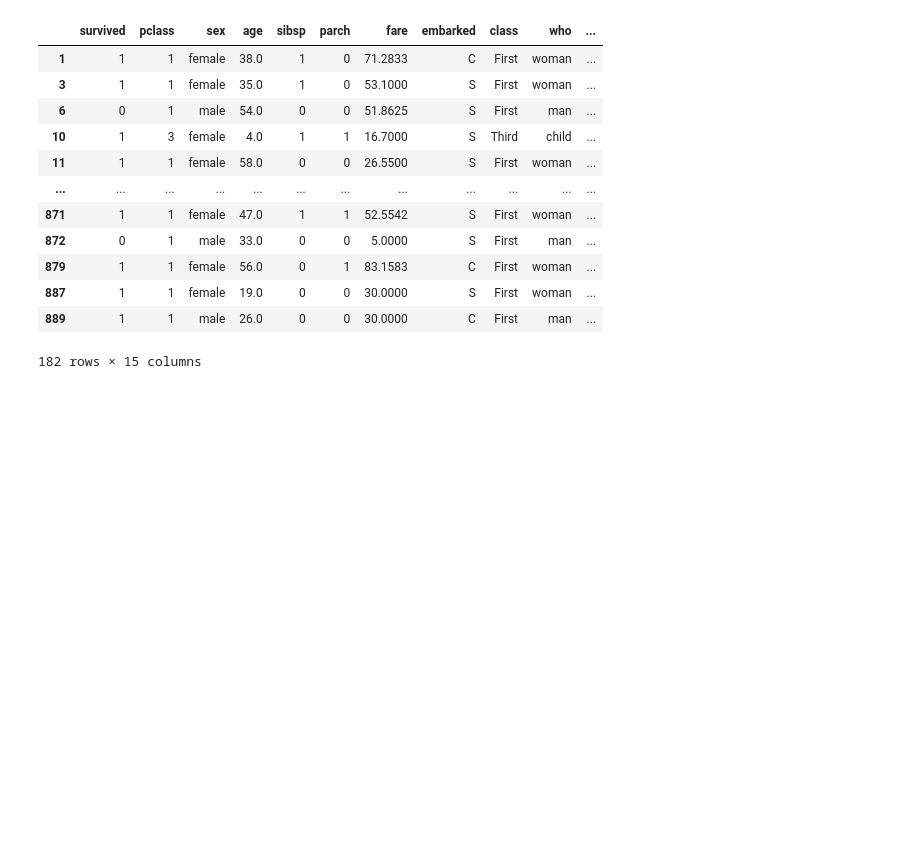
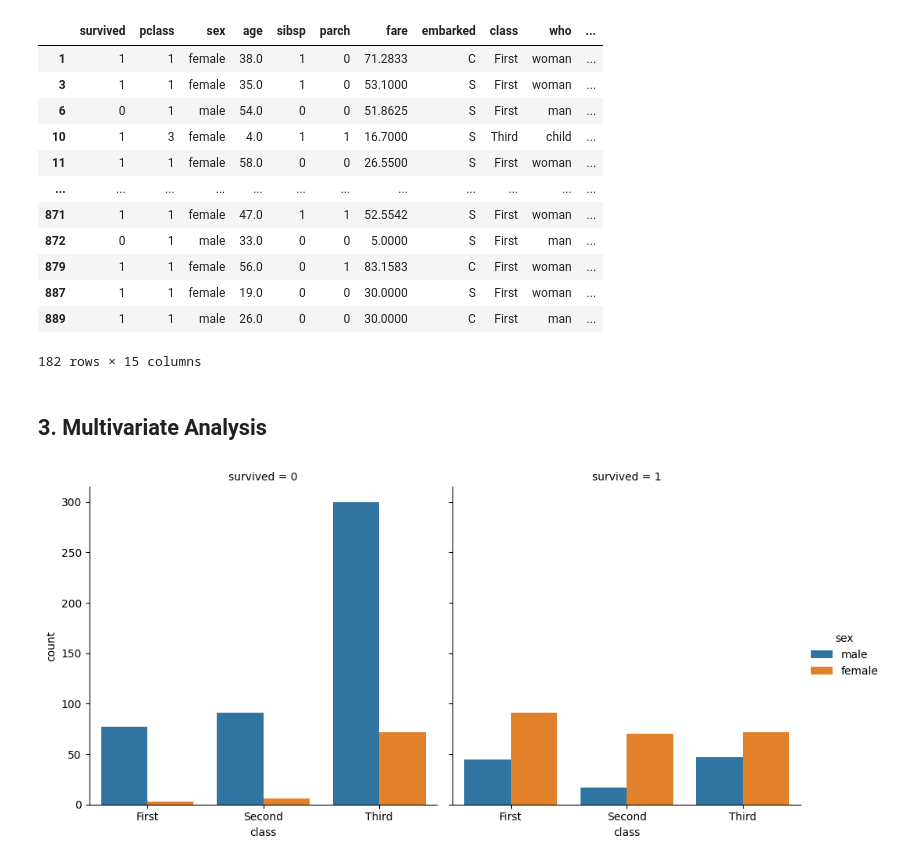
Before and after one commit to RangeshPandianPT/Data-Science_with-ML, a Jupyter notebook: Data_Visualization.ipynb, the cells around one changed output. Saved outputs shown, nothing was run; the diff lists cells and outputs as text; code cells hidden in the pictures; blank space fills up the shorter version.

```diff
--- a/Data_Visualization.ipynb
+++ b/Data_Visualization.ipynb
@@ -347,3 +347,12 @@ titanic_data_2
 | 887 | 1 | 1 | female | 19.0 | 0 | 0 | 30.0000 | S | First | woman | ... |
 | 889 | 1 | 1 | male | 26.0 | 0 | 0 | 30.0000 | C | First | man | ... |
 182 rows × 15 columns
+# %% [markdown]
+## 3. Multivariate Analysis
+# %%
+
+sns.catplot(x="class", hue="sex", col="survived",
+            data=titanic, kind="count")
+plt.show()
+# %% [output]
+[figure, added]
```
Also changed, not shown: parts of 6 cells of this notebook.
